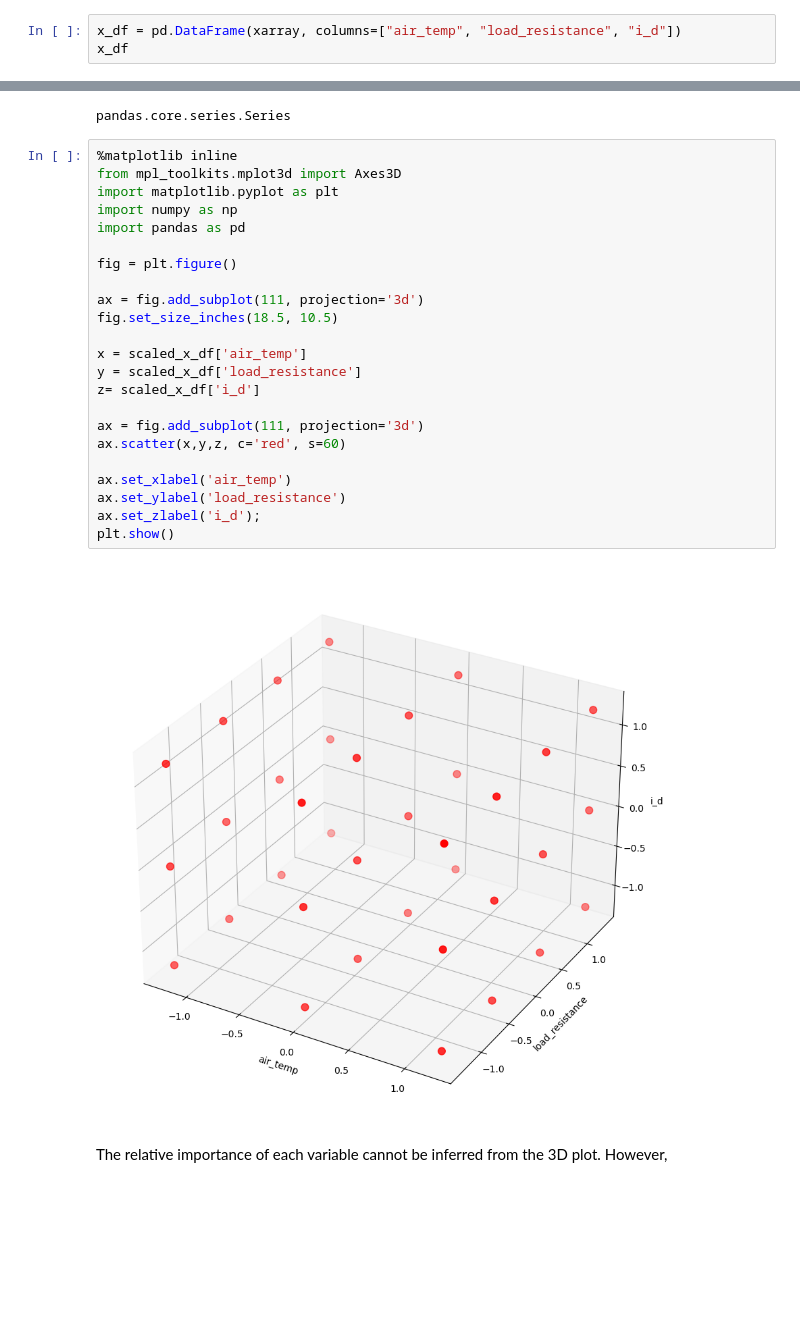
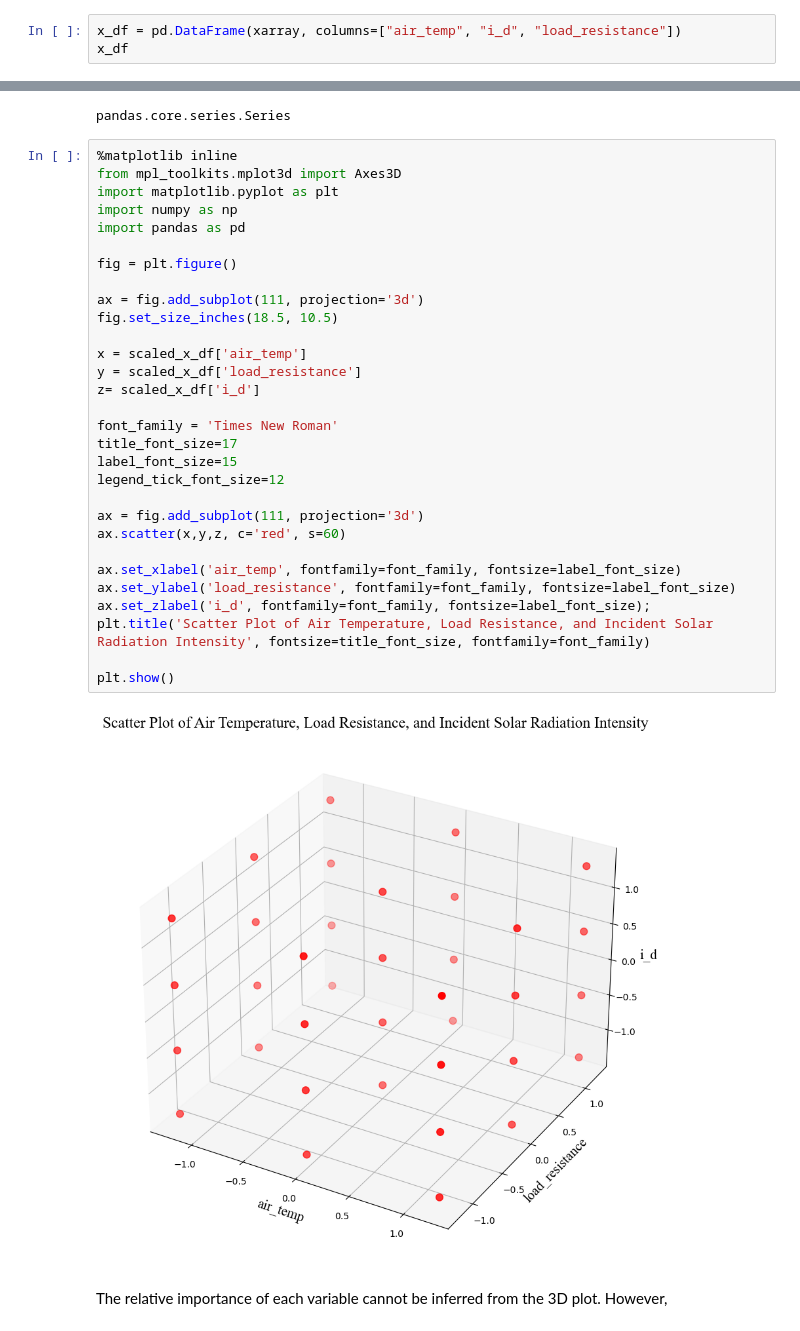
Before and after one commit to shawnkchan/ME249_P3, a Jupyter notebook: Task1.1/DS3.1.1LowfluxF23.ipynb, the cells around one changed output, grey strips where cells are left out. Drawn from its saved outputs; the diff is of its cells as text; blank space fills up the shorter version.

```diff
--- a/Task1.1/DS3.1.1LowfluxF23.ipynb
+++ b/Task1.1/DS3.1.1LowfluxF23.ipynb
@@ -89,6 +89,6 @@ yarray= numpy.array(ydata)
 import pandas as pd
 import matplotlib.pyplot as plt
 # %%
-x_df = pd.DataFrame(xarray, columns=["air_temp", "load_resistance", "i_d"])
+x_df = pd.DataFrame(xarray, columns=["air_temp", "i_d", "load_resistance"])
 x_df
 # %% [output]
@@ -239,27 +239,34 @@ pandas.core.series.Series
 # %%
 %matplotlib inline
 from mpl_toolkits.mplot3d import Axes3D
 import matplotlib.pyplot as plt
 import numpy as np
 import pandas as pd
 
 fig = plt.figure()
 
 ax = fig.add_subplot(111, projection='3d')
 fig.set_size_inches(18.5, 10.5)
 
 x = scaled_x_df['air_temp']
 y = scaled_x_df['load_resistance']
 z= scaled_x_df['i_d']
 
+font_family = 'Times New Roman'
+title_font_size=17
+label_font_size=15
+legend_tick_font_size=12
+
 ax = fig.add_subplot(111, projection='3d')
 ax.scatter(x,y,z, c='red', s=60)
 
-ax.set_xlabel('air_temp')
-ax.set_ylabel('load_resistance')
-ax.set_zlabel('i_d');
+ax.set_xlabel('air_temp', fontfamily=font_family, fontsize=label_font_size)
+ax.set_ylabel('load_resistance', fontfamily=font_family, fontsize=label_font_size)
+ax.set_zlabel('i_d', fontfamily=font_family, fontsize=label_font_size);
+plt.title('Scatter Plot of Air Temperature, Load Resistance, and Incident Solar Radiation Intensity', fontsize=title_font_size, fontfamily=font_family)
+
 plt.show()
 # %% [output]
-[figure, old version]
+[figure, new version]
 # %% [markdown]
 The relative importance of each variable cannot be inferred from the 3D plot. However,
```
Also changed, not shown: parts of 6 cells of this notebook, 22 other files.
